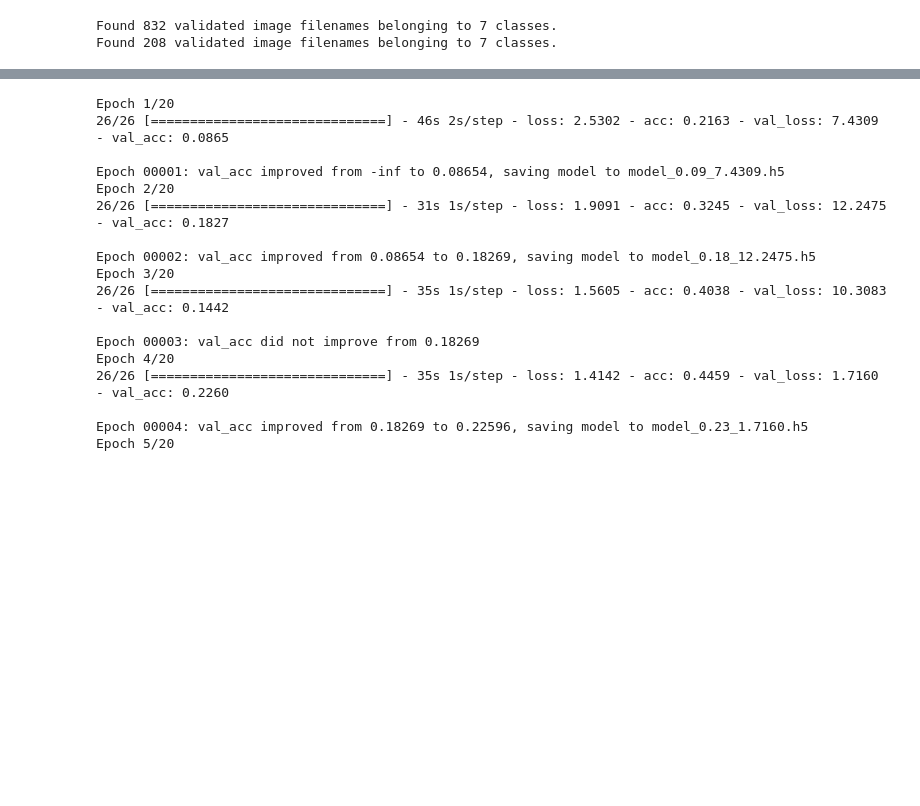
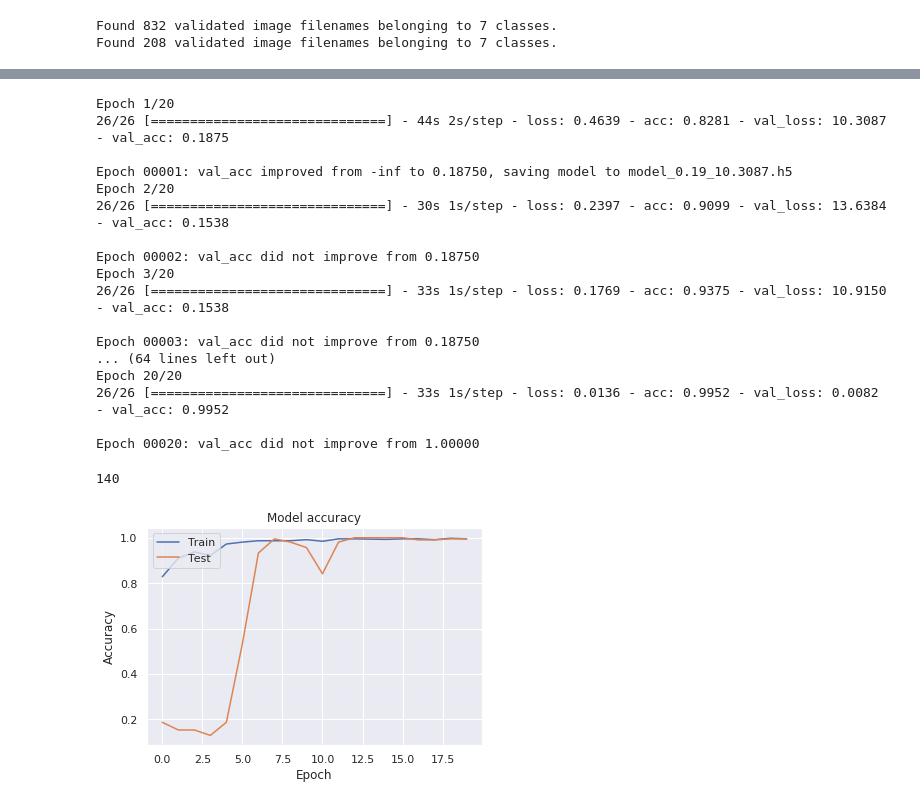
Before and after one commit to uoojin1/chord_gesture, a Jupyter notebook: KAGGLE - chord hand gesture.ipynb, the cells around one changed output, grey strips where cells are left out. Saved outputs shown, nothing was run; the diff lists cells and outputs as text; code cells hidden in the pictures; blank space fills up the shorter version.

Commit message:
finished training, used GPU from kaggle

```diff
--- a/KAGGLE - chord hand gesture.ipynb
+++ b/KAGGLE - chord hand gesture.ipynb
@@ -243,6 +243,8 @@ Total params: 20,875,823
 Trainable params: 20,821,295
 Non-trainable params: 54,528
 _________________________________________________________________
+# %%
+model.load_weights('../input/xception-base-gesture/model_1.00_0.0082.h5')
 # %%
 from keras import optimizers
 
@@ -291,19 +293,31 @@ history = model.fit_generator(
 gc.collect()
 # %% [output]
 Epoch 1/20
-26/26 [==============================] - 46s 2s/step - loss: 2.5302 - acc: 0.2163 - val_loss: 7.4309 - val_acc: 0.0865
+26/26 [==============================] - 44s 2s/step - loss: 0.4639 - acc: 0.8281 - val_loss: 10.3087 - val_acc: 0.1875
 
-Epoch 00001: val_acc improved from -inf to 0.08654, saving model to model_0.09_7.4309.h5
+Epoch 00001: val_acc improved from -inf to 0.18750, saving model to model_0.19_10.3087.h5
 Epoch 2/20
-26/26 [==============================] - 31s 1s/step - loss: 1.9091 - acc: 0.3245 - val_loss: 12.2475 - val_acc: 0.1827
+26/26 [==============================] - 30s 1s/step - loss: 0.2397 - acc: 0.9099 - val_loss: 13.6384 - val_acc: 0.1538
 
-Epoch 00002: val_acc improved from 0.08654 to 0.18269, saving model to model_0.18_12.2475.h5
+Epoch 00002: val_acc did not improve from 0.18750
 Epoch 3/20
-26/26 [==============================] - 35s 1s/step - loss: 1.5605 - acc: 0.4038 - val_loss: 10.3083 - val_acc: 0.1442
+26/26 [==============================] - 33s 1s/step - loss: 0.1769 - acc: 0.9375 - val_loss: 10.9150 - val_acc: 0.1538
 
-Epoch 00003: val_acc did not improve from 0.18269
-Epoch 4/20
-26/26 [==============================] - 35s 1s/step - loss: 1.4142 - acc: 0.4459 - val_loss: 1.7160 - val_acc: 0.2260
+Epoch 00003: val_acc did not improve from 0.18750
+... (64 lines left out)
+Epoch 20/20
+26/26 [==============================] - 33s 1s/step - loss: 0.0136 - acc: 0.9952 - val_loss: 0.0082 - val_acc: 0.9952
 
-Epoch 00004: val_acc improved from 0.18269 to 0.22596, saving model to model_0.23_1.7160.h5
-Epoch 5/20
+Epoch 00020: val_acc did not improve from 1.00000
+140
+# %%
+# Plot training & validation accuracy values
+plt.plot(history.history['acc'])
+plt.plot(history.history['val_acc'])
+plt.title('Model accuracy')
+plt.ylabel('Accuracy')
+plt.xlabel('Epoch')
+plt.legend(['Train', 'Test'], loc='upper left')
+plt.show()
+# %% [output]
+[figure, added]
```
Also changed, not shown: parts of 7 cells of this notebook.
